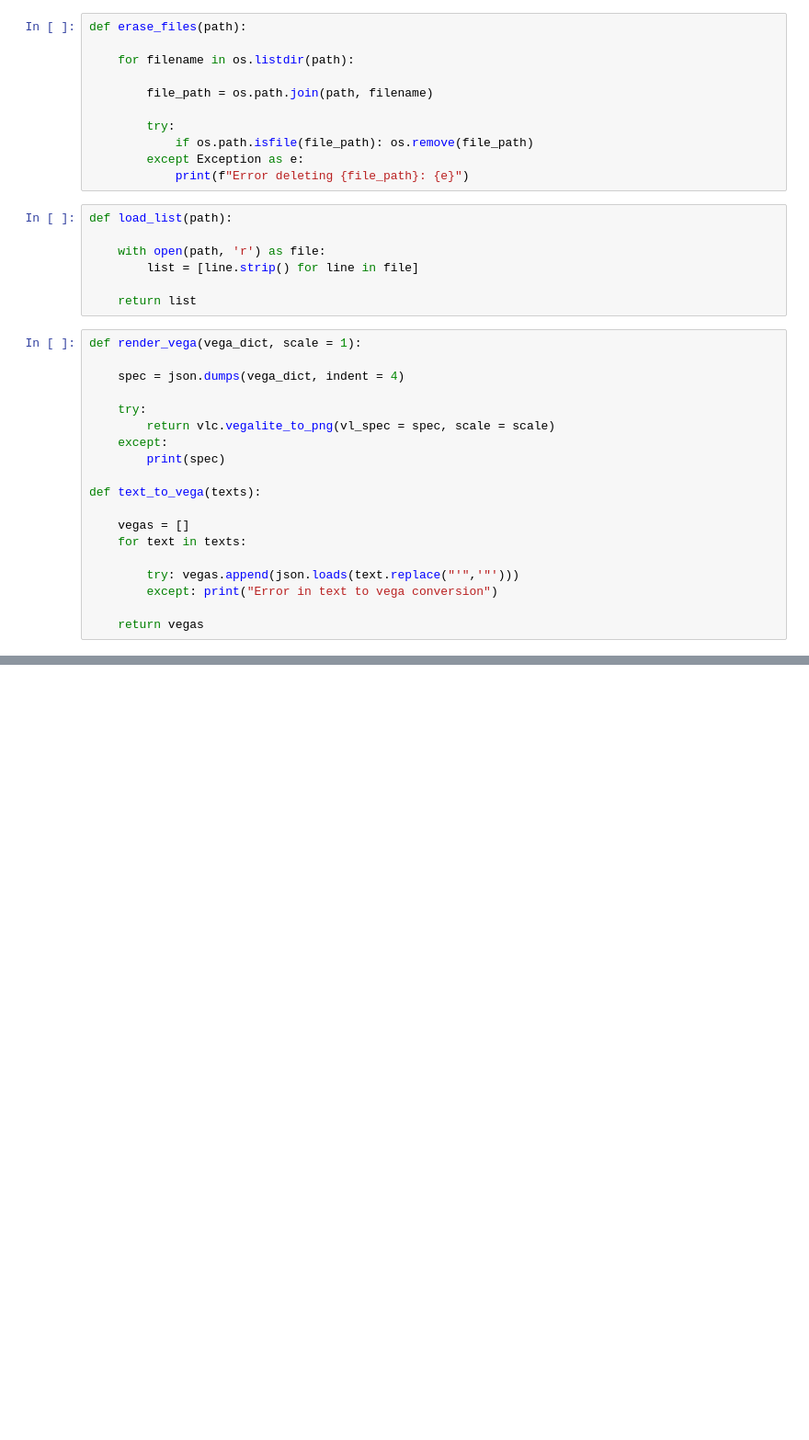
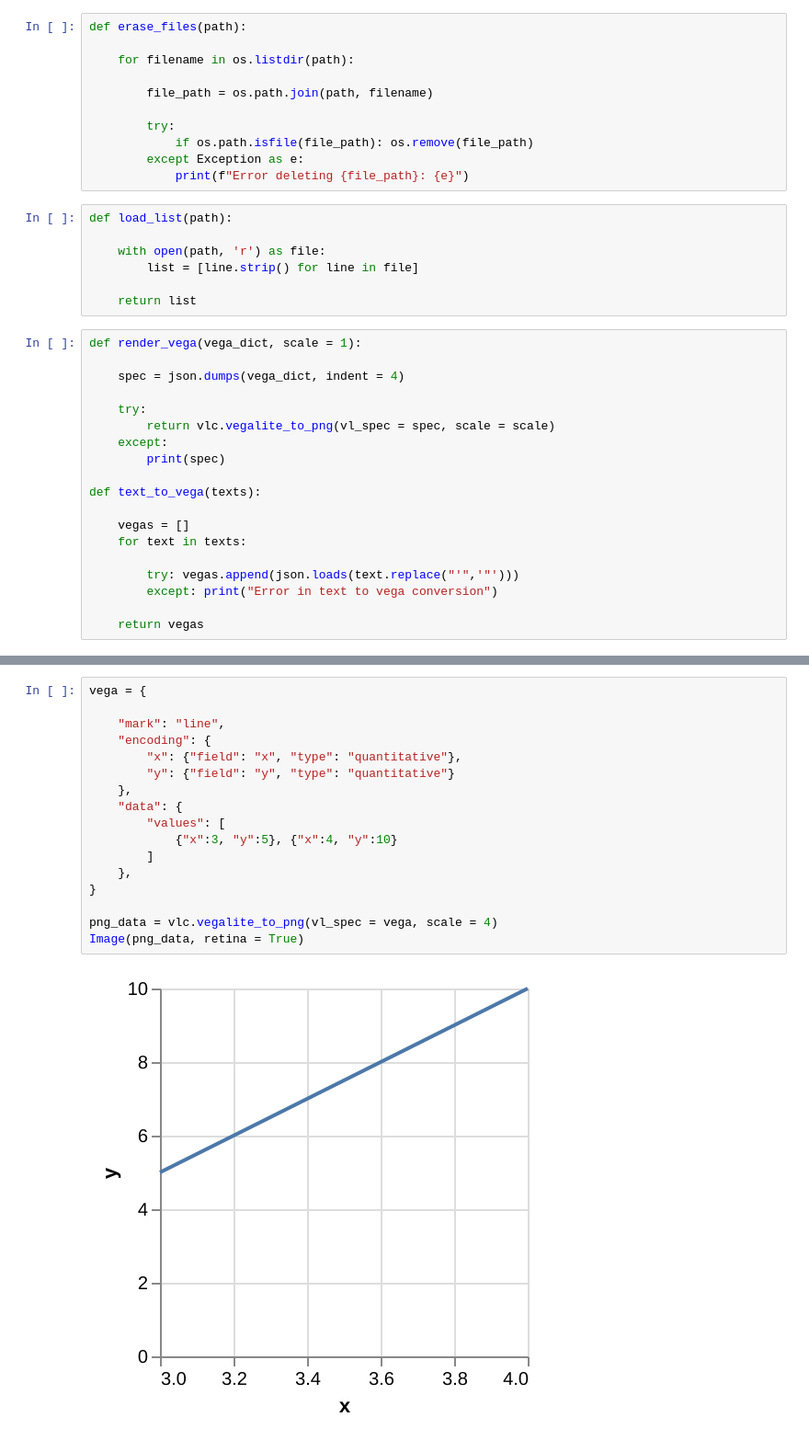
Before and after one commit to LIA-DiTella/visdecode, a Jupyter notebook: eurographics/dataset_generator.ipynb, the cells around one changed output, grey strips where cells are left out. Shown at 92% size. Saved outputs shown, nothing was run; the diff lists cells and outputs as text; blank space fills up the shorter version.

```diff
--- a/eurographics/dataset_generator.ipynb
+++ b/eurographics/dataset_generator.ipynb
@@ -136,0 +157,19 @@ TypeError: Object of type int64 is not JSON serializable
+# %%
+vega = {
+
+    "mark": "line",
+    "encoding": {
+        "x": {"field": "x", "type": "quantitative"},
+        "y": {"field": "y", "type": "quantitative"}
+    },
+    "data": {
+        "values": [
+            {"x":3, "y":5}, {"x":4, "y":10}
+        ]
+    },
+}
+
+png_data = vlc.vegalite_to_png(vl_spec = vega, scale = 4)
+Image(png_data, retina = True)
+# %% [output]
+[figure, added]
```
Also changed, not shown: parts of 3 cells of this notebook, 1 other file.
